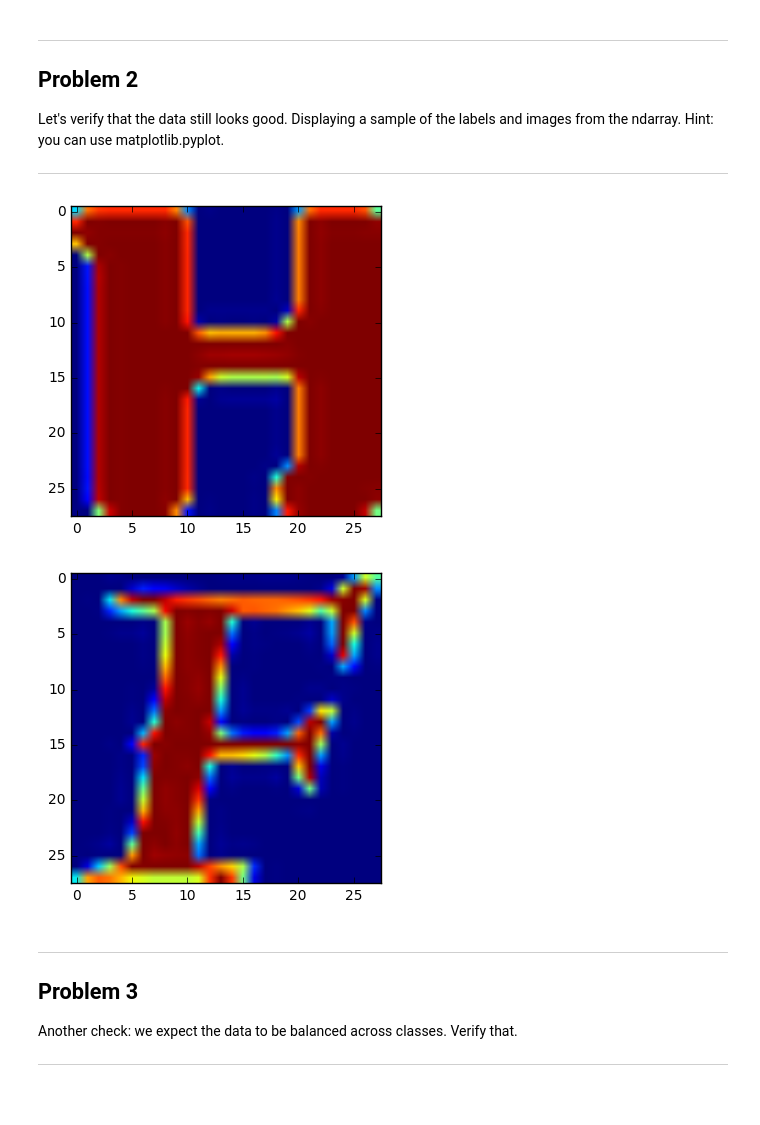
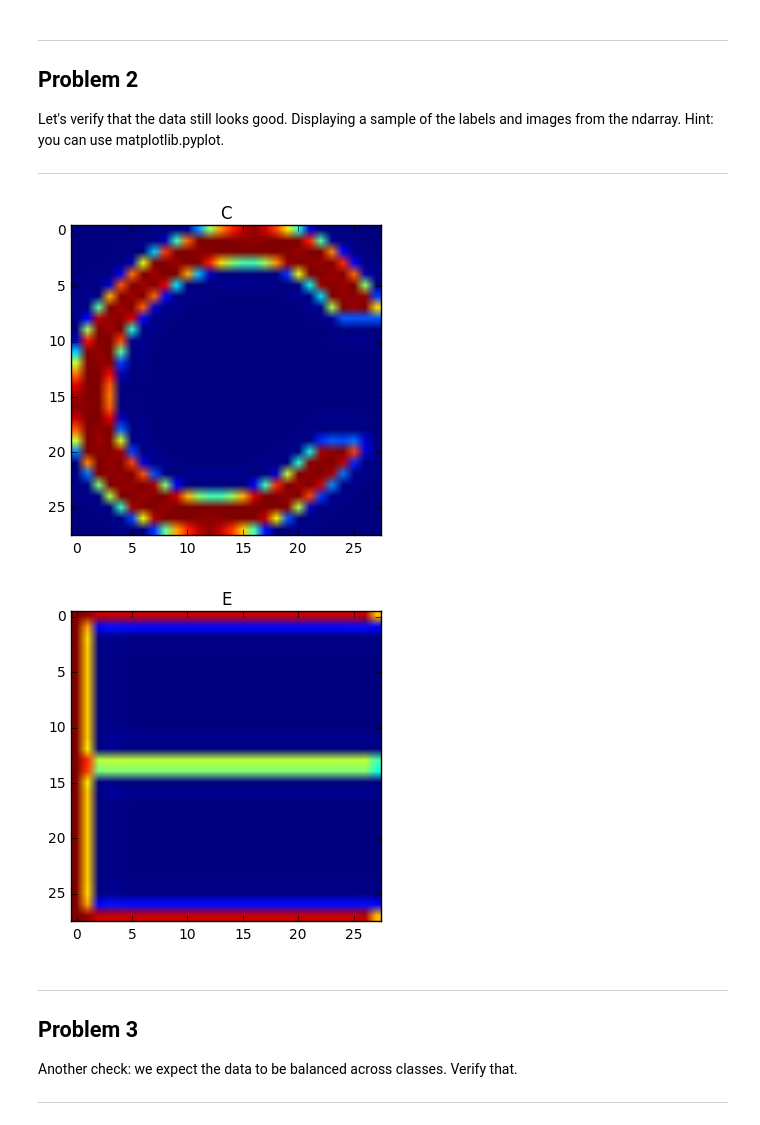
Before and after one commit to jalmasgarcia/udacity-deeplearning, a Jupyter notebook: 1_notmnist.ipynb, the cells around one changed output. Drawn from its saved outputs; the diff is of its cells as text; code cells hidden in the pictures; blank space fills up the shorter version.

```diff
--- a/1_notmnist.ipynb
+++ b/1_notmnist.ipynb
@@ -231,20 +231,21 @@ Let's verify that the data still looks good. Displaying a sample of the labels a
 # %%
 def display_sample_pickle(folders):
     # choose a random folder/class
     folder = random.sample(folders,1)
     pickle_file = folder[0]+'.pickle'
     with open(pickle_file,'rb') as f:
         dataset = pickle.load(f)
     # sample an image from the chosen folder/class
     img = random.sample(list(dataset),1)
     plt.figure()
+    plt.title(folder[0][-1])
     plt.imshow(img[0])
 
 display_sample_pickle(train_folders)
 display_sample_pickle(test_folders)
 # %% [output]
-[figure, old version]
+[figure, new version]
-[figure, old version]
+[figure, new version]
 # %% [markdown]
 ---
 Problem 3
```
Also changed, not shown: parts of 5 cells of this notebook.
